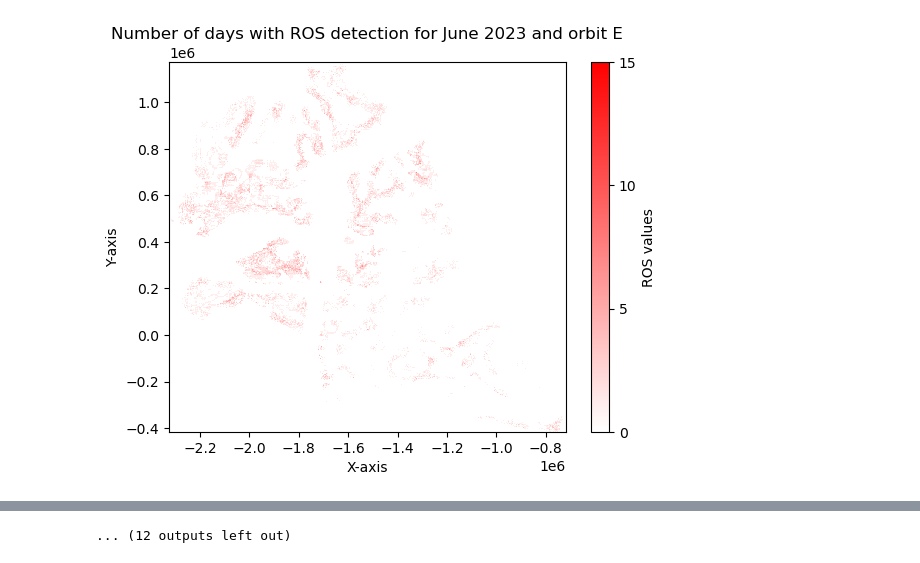
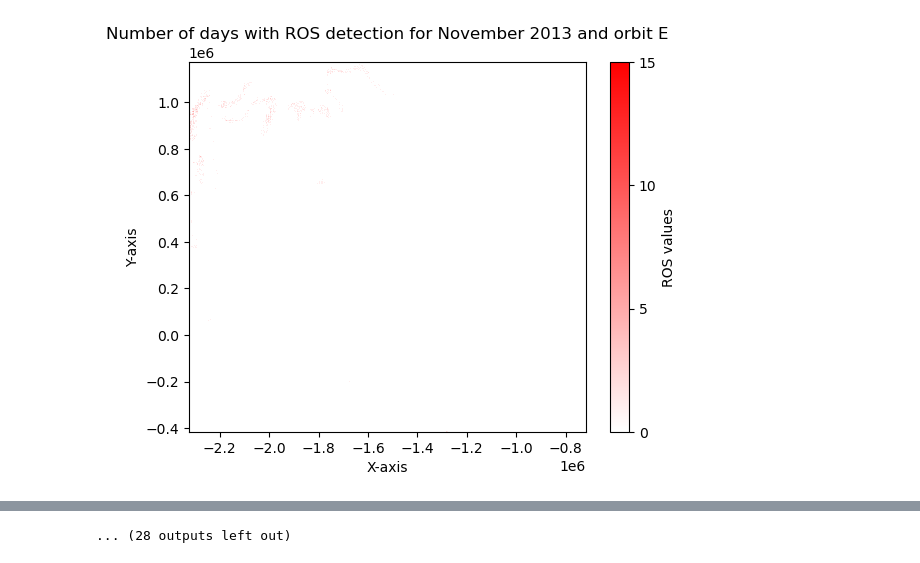
Before and after one commit to grimp-lab/ros, a Jupyter notebook: ros_analyses.ipynb, the cells around one changed output, grey strips where cells are left out. Drawn from its saved outputs; the diff is of its cells as text; code cells hidden in the pictures.

```diff
--- a/ros_analyses.ipynb
+++ b/ros_analyses.ipynb
@@ -100,6 +7,0 @@ for year in years:
-# %%
-snow_month = {}
-ice_month = {}
-for year in years:
-    snow_month[year] = snow[year].groupby('time.month').sum(dim='time')
-    ice_month[year] = ice[year].groupby('time.month').sum(dim='time')
@@ -115,15 +53,15 @@ cmap_name = 'white_to_red'
 cm = LinearSegmentedColormap.from_list(cmap_name, colors, N=n_bins)
 
 
-#iterate over the months and plot the ROS
-for month in [9,10,11,12,1,2,3,4,5,6,7,8]:
+#iterate over the months and plot the ice
+for month in [9]:
+    subset_month = ice.sel(month=month)
     for year in years:
-
-        subset = ice_month[year].sel(month=month)
+        subset = subset_month.sel(year = year)
 
         # Plot the DataArray using pcolormesh
         fig, ax = plt.subplots()
-        c = ax.pcolormesh(subset['x'], subset['y'], subset, cmap=cm, vmin=0, vmax=30)
+        c = ax.pcolormesh(subset.x, subset.y, subset.ice, cmap=cm, vmin=0, vmax=30)
 
         # Add a colorbar
         cbar = fig.colorbar(c, ax=ax)
@@ -136,8 +74,8 @@ for month in [9,10,11,12,1,2,3,4,5,6,7,8]:
         ax.set_ylabel('Y-axis')
         ax.set_title('Number of days with Sea ice coverage for month %s of year %s'%(str(dt.date(1900, month, 1).strftime('%B')), str(year)))
 
-        plt.show()
+        #plt.show()
 
         #save the figure
-        fig.savefig(os.path.join(folder_project, 'figures', 'sea_ice_days_per_month_%s_%s.png'%(str(year), str(dt.date(1900, month, 1).strftime('%B')))))
+        fig.savefig(os.path.join(folder_project, 'figures',str(dt.date(1900, month, 1).strftime('%B')), 'sea_ice_days_per_month_%s_%s.png'%(str(year), str(dt.date(1900, month, 1).strftime('%B')))))
 # %% [output]
@@ -162,15 +101,15 @@ cmap_name = 'white_to_red'
 cm = LinearSegmentedColormap.from_list(cmap_name, colors, N=n_bins)
 
 
-#iterate over the months and plot the ROS
-for month in [9,10,11,12,1,2,3,4,5,6,7,8]:
+#iterate over the months and plot the snow days
+for month in [10]:
+    subset_month = snow.sel(month=month)
     for year in years:
-
-        subset = snow_month[year].sel(month=month)
+        subset = subset_month.sel(year = year)
 
         # Plot the DataArray using pcolormesh
         fig, ax = plt.subplots()
-        c = ax.pcolormesh(subset['x'], subset['y'], subset, cmap=cm, vmin=0, vmax=30)
+        c = ax.pcolormesh(subset.x, subset.y, subset.snow, cmap=cm, vmin=0, vmax=30)
 
         # Add a colorbar
         cbar = fig.colorbar(c, ax=ax)
@@ -186,5 +125,5 @@ for month in [9,10,11,12,1,2,3,4,5,6,7,8]:
         plt.show()
 
         #save the figure
-        fig.savefig(os.path.join(folder_project, 'figures', 'snow_days_per_month_%s_%s.png'%(str(year), str(dt.date(1900, month, 1).strftime('%B')))))
+        fig.savefig(os.path.join(folder_project, 'figures',str(dt.date(1900, month, 1).strftime('%B')), 'snow_days_per_month_%s_%s.png'%(str(year), str(dt.date(1900, month, 1).strftime('%B')))))
 # %% [output]
@@ -209,16 +149,16 @@ cmap_name = 'white_to_red'
 cm = LinearSegmentedColormap.from_list(cmap_name, colors, N=n_bins)
 
 for orbit in orbits:
-
+    subset_orbit = ros.sel(orbit=orbit)
     #iterate over the months and plot the ROS
-    for month in [9,10,11,12,1,2,3,4,5,6,7,8]:
+    for month in [11]:
+        subset_month = subset_orbit.sel(month=month)
         for year in years:
-
-            subset = ros_month[year].sel(month=month, orbit=orbit)
+            subset = subset_month.sel(year = year)
 
             # Plot the DataArray using pcolormesh
             fig, ax = plt.subplots()
-            c = ax.pcolormesh(subset['x'], subset['y'], subset, cmap=cm, vmin=0, vmax=15)
+            c = ax.pcolormesh(subset.x, subset.y, subset.ROS, cmap=cm, vmin=0, vmax=15)
 
             # Add a colorbar
             cbar = fig.colorbar(c, ax=ax)
@@ -233,5 +173,5 @@ for orbit in orbits:
 
             plt.show()
              #save the figure
-            fig.savefig(os.path.join(folder_project, 'figures', 'ros_days_per_month_%s_%s_%s.png'%(str(year), str(dt.date(1900, month, 1).strftime('%B')), orbit)))
+            fig.savefig(os.path.join(folder_project, 'figures',str(dt.date(1900, month, 1).strftime('%B')), 'ros_days_per_month_%s_%s_%s.png'%(str(year), str(dt.date(1900, month, 1).strftime('%B')), orbit)))
 # %% [output]
@@ -247 +187 @@ for orbit in orbits:
-[figure, old version]
+[figure, new version]
@@ -250,4 +190,4 @@ for orbit in orbits:
-... (12 outputs left out)
+... (28 outputs left out)
 # %%
 #write to netcdf
 file_out = os.path.join(folder_project, 'ROS_NC', 'ros_%s_%s_2.nc'%(str(year), region))
```
Also changed, not shown: parts of 11 cells of this notebook, 7 other files.
